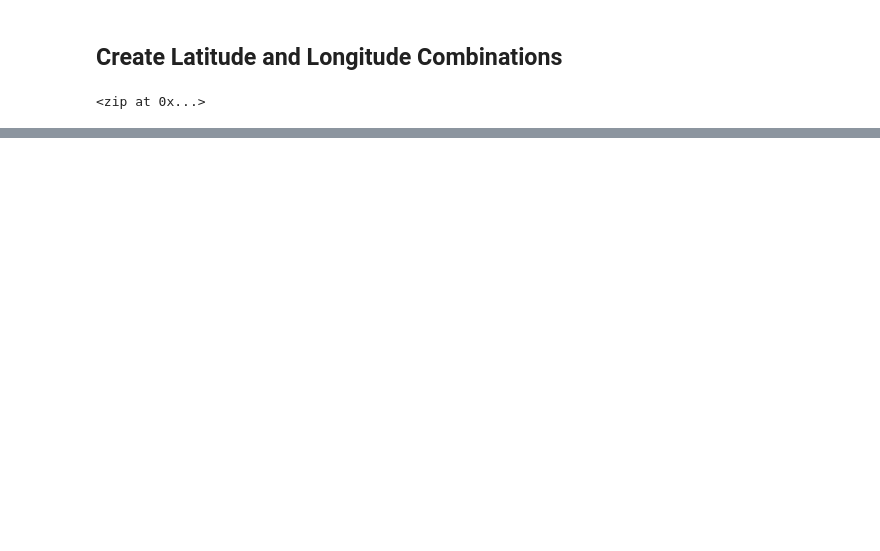
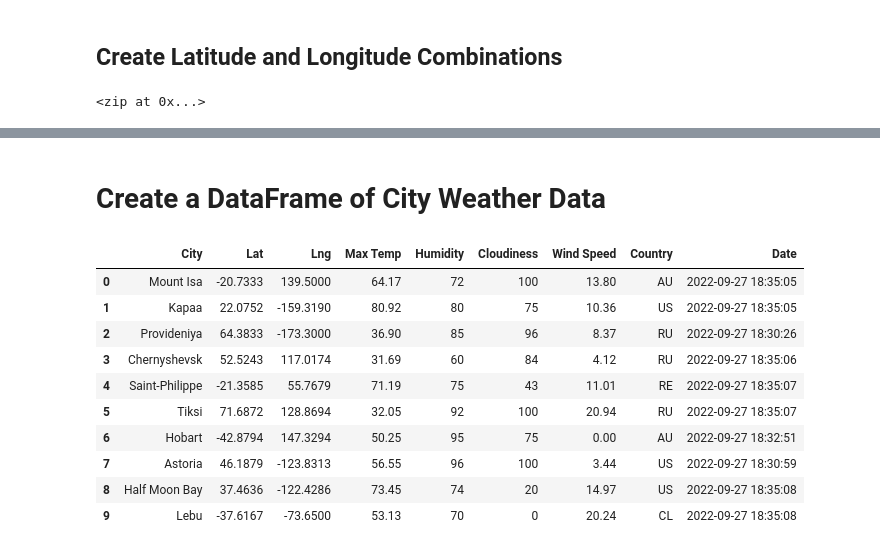
Before and after one commit to Feramareck/World_Weather_Analysis, a Jupyter notebook: WeatherPy.ipynb, the cells around one changed output, grey strips where cells are left out. Saved outputs shown, nothing was run; the diff lists cells and outputs as text; code cells hidden in the pictures; blank space fills up the shorter version.

```diff
--- a/WeatherPy.ipynb
+++ b/WeatherPy.ipynb
@@ -35,0 +141,18 @@ len(cities)
+# %% [markdown]
+# Create a DataFrame of City Weather Data
+# %%
+# Convert the array of dictionaries to a Pandas DataFrame.
+city_data_df = pd.DataFrame(city_data)
+city_data_df.head(10)
+# %% [output]
+|  | City | Lat | Lng | Max Temp | Humidity | Cloudiness | Wind Speed | Country | Date |
+| 0 | Mount Isa | -20.7333 | 139.5000 | 64.17 | 72 | 100 | 13.80 | AU | 2022-09-27 18:35:05 |
+| 1 | Kapaa | 22.0752 | -159.3190 | 80.92 | 80 | 75 | 10.36 | US | 2022-09-27 18:35:05 |
+| 2 | Provideniya | 64.3833 | -173.3000 | 36.90 | 85 | 96 | 8.37 | RU | 2022-09-27 18:30:26 |
+| 3 | Chernyshevsk | 52.5243 | 117.0174 | 31.69 | 60 | 84 | 4.12 | RU | 2022-09-27 18:35:06 |
+| 4 | Saint-Philippe | -21.3585 | 55.7679 | 71.19 | 75 | 43 | 11.01 | RE | 2022-09-27 18:35:07 |
+| 5 | Tiksi | 71.6872 | 128.8694 | 32.05 | 92 | 100 | 20.94 | RU | 2022-09-27 18:35:07 |
+| 6 | Hobart | -42.8794 | 147.3294 | 50.25 | 95 | 75 | 0.00 | AU | 2022-09-27 18:32:51 |
+| 7 | Astoria | 46.1879 | -123.8313 | 56.55 | 96 | 100 | 3.44 | US | 2022-09-27 18:30:59 |
+| 8 | Half Moon Bay | 37.4636 | -122.4286 | 73.45 | 74 | 20 | 14.97 | US | 2022-09-27 18:35:08 |
+| 9 | Lebu | -37.6167 | -73.6500 | 53.13 | 70 | 0 | 20.24 | CL | 2022-09-27 18:35:08 |
```
Also changed, not shown: parts of 13 cells of this notebook, 32 other files.
